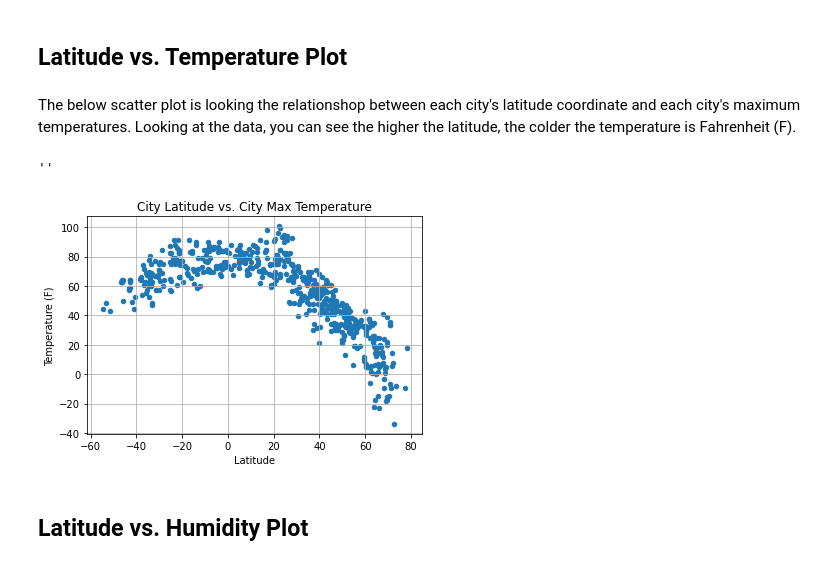
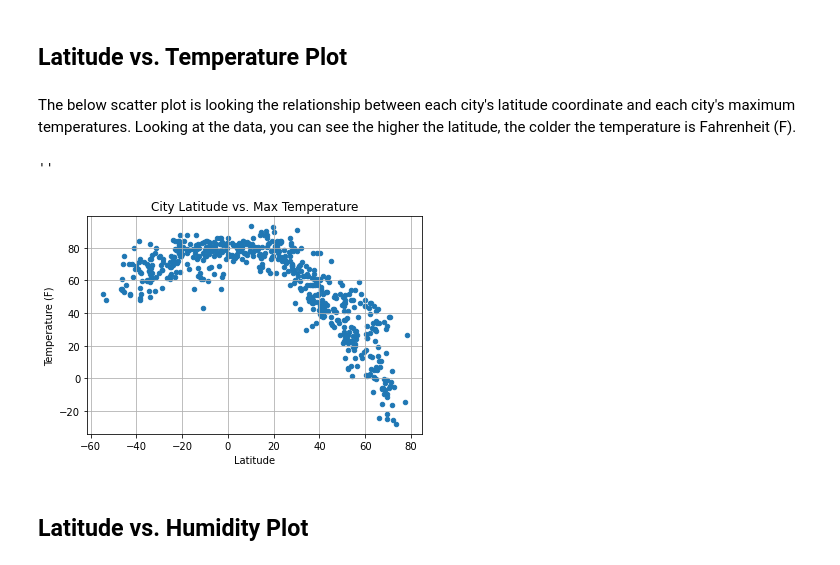
Before and after one commit to michellesimek/python-api-challenge, a Jupyter notebook: Code/WeatherPy.ipynb, the cells around one changed output. Saved outputs shown, nothing was run; the diff lists cells and outputs as text; code cells hidden in the pictures.

Commit message:
re-ran data and obtained new cities as results

```diff
--- a/Code/WeatherPy.ipynb
+++ b/Code/WeatherPy.ipynb
@@ -159,18 +151,18 @@ high_humidity
 # %% [markdown]
 ## Latitude vs. Temperature Plot
 # %% [markdown]
-The below scatter plot is looking the relationshop between each city's latitude coordinate and each city's maximum temperatures. Looking at the data, you can see the higher the latitude, the colder the temperature is Fahrenheit (F).
+The below scatter plot is looking the relationship between each city's latitude coordinate and each city's maximum temperatures. Looking at the data, you can see the higher the latitude, the colder the temperature is Fahrenheit (F).
 # %%
 cities_df.plot.scatter('latitude', 'max temp')
-plt.title("City Latitude vs. City Max Temperature")
+plt.title("City Latitude vs. Max Temperature")
 plt.xlabel("Latitude")
 plt.ylabel("Temperature (F)")
 plt.grid(axis="both")
 plt.savefig("../Images/latitude_vs_temp.png")
 ;
 # %% [output]
 ''
-[figure, old version]
+[figure, new version]
 # %% [markdown]
 ## Latitude vs. Humidity Plot
 # %% [markdown]
```
Also changed, not shown: parts of 18 cells of this notebook.
